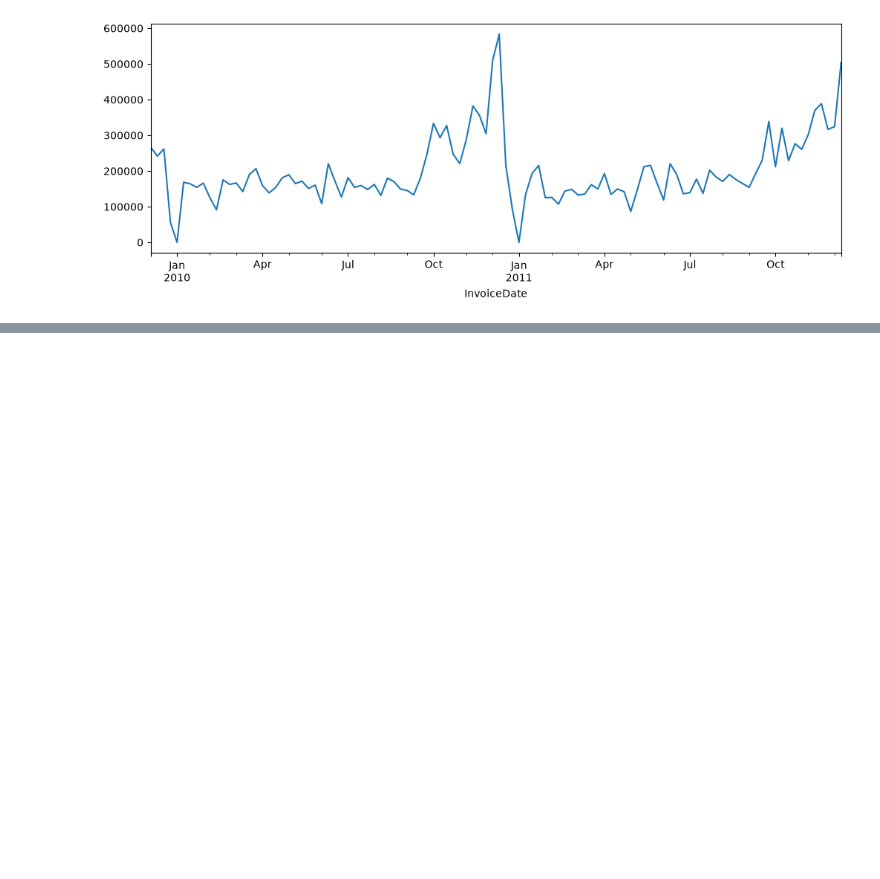
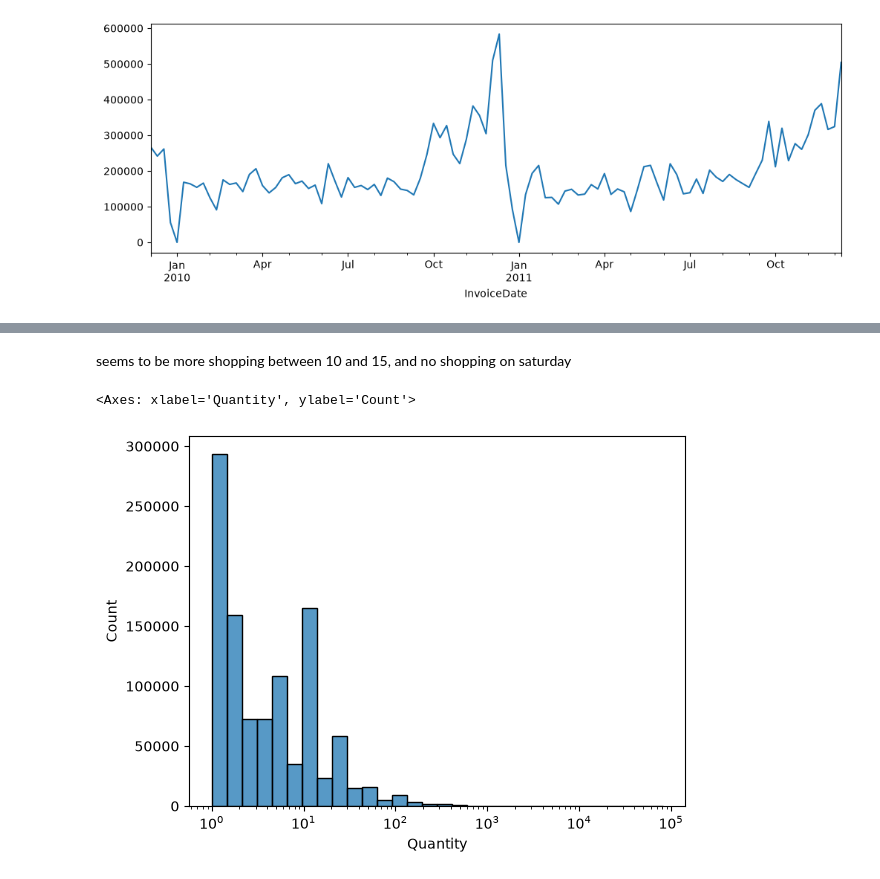
Before and after one commit to ToraBr/Online_retail_2, a Jupyter notebook: notebooks/01_exploring.ipynb, the cells around one changed output, grey strips where cells are left out. Drawn from its saved outputs; the diff is of its cells as text; code cells hidden in the pictures; blank space fills up the shorter version.

```diff
--- a/notebooks/01_exploring.ipynb
+++ b/notebooks/01_exploring.ipynb
@@ -136,0 +144,7 @@ df["Revenue"].resample("W").sum().plot(figsize=(12, 4))
+# %% [markdown]
+seems to be more shopping between 10 and 15, and no shopping on saturday
+# %%
+sns.histplot(df['Quantity'], log_scale= True, bins = 30)
+# %% [output]
+<Axes: xlabel='Quantity', ylabel='Count'>
+[figure, added]
```
Also changed, not shown: parts of 7 cells of this notebook.
